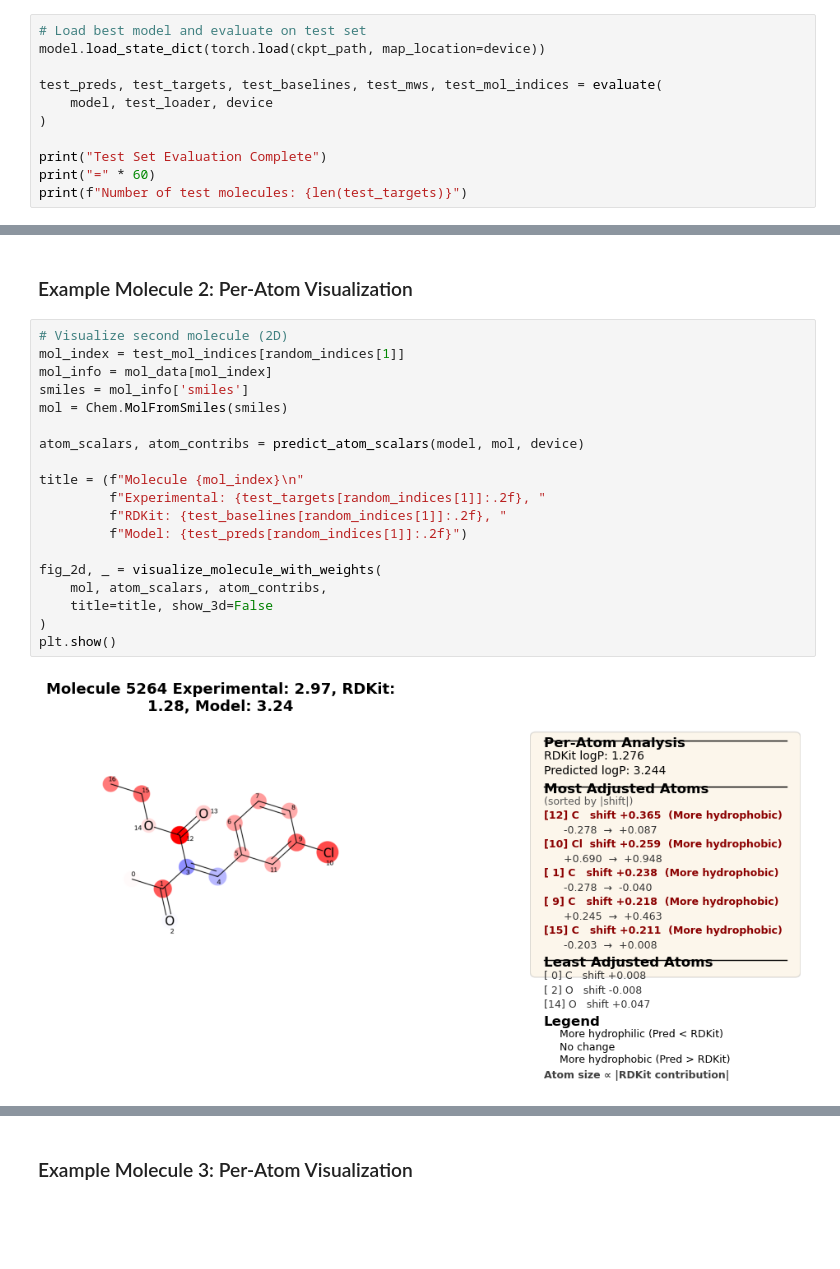
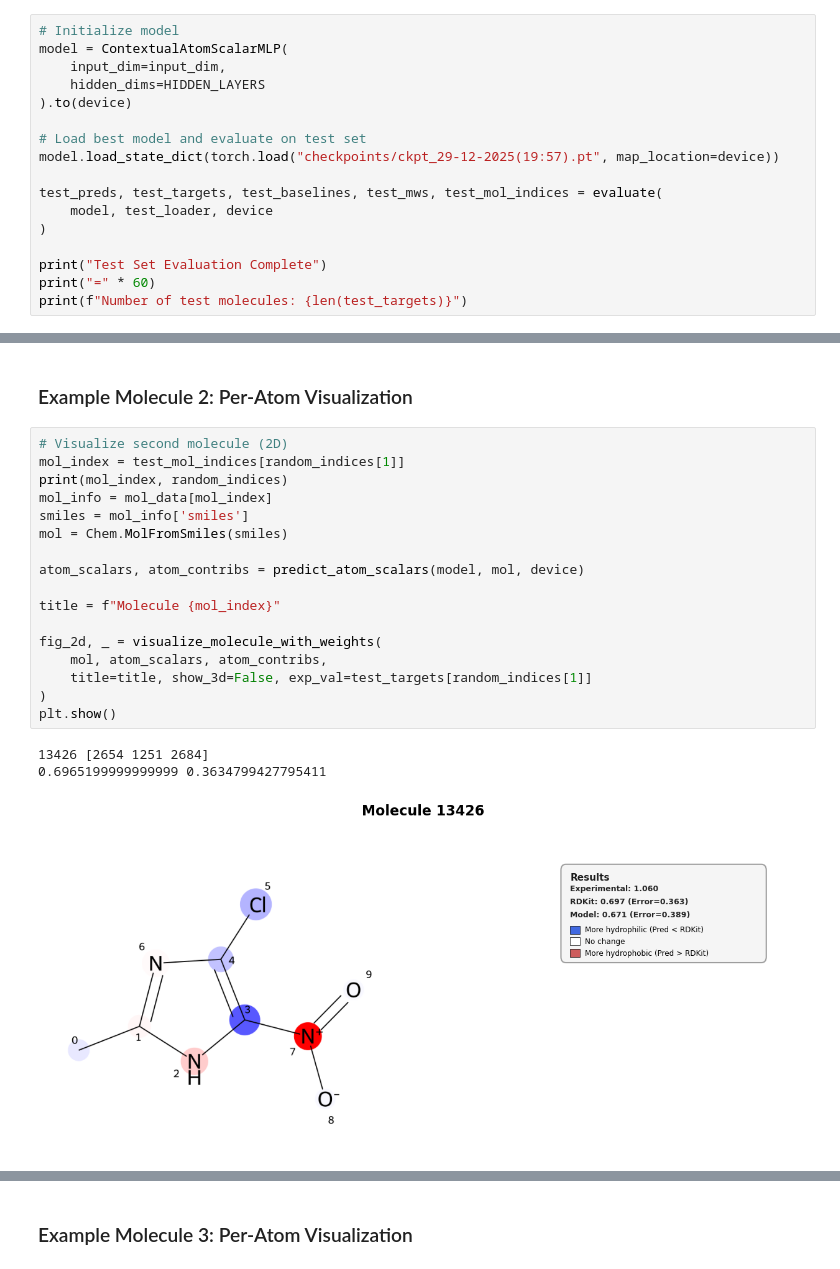
Before and after one commit to OfirSimhi1612/logP_factor_learning, a Jupyter notebook: main.ipynb, the cells around one changed output, grey strips where cells are left out. Drawn from its saved outputs; the diff is of its cells as text; blank space fills up the shorter version.

```diff
--- a/main.ipynb
+++ b/main.ipynb
@@ -917,8 +918,14 @@ Improvement from first epoch: 72.7%
 
 We evaluate the trained model on the held-out test set to quantify improvement over the RDKit baseline. Performance is assessed globally and stratified by molecular size to identify where the model provides greatest benefit.
 # %%
+# Initialize model
+model = ContextualAtomScalarMLP(
+    input_dim=input_dim,
+    hidden_dims=HIDDEN_LAYERS
+).to(device)
+
 # Load best model and evaluate on test set
-model.load_state_dict(torch.load(ckpt_path, map_location=device))
+model.load_state_dict(torch.load("checkpoints/ckpt_29-12-2025(19:57).pt", map_location=device))
 
 test_preds, test_targets, test_baselines, test_mws, test_mol_indices = evaluate(
     model, test_loader, device
@@ -1110,22 +1121,22 @@ plt.show()
 # %%
 # Visualize second molecule (2D)
 mol_index = test_mol_indices[random_indices[1]]
+print(mol_index, random_indices)
 mol_info = mol_data[mol_index]
 smiles = mol_info['smiles']
 mol = Chem.MolFromSmiles(smiles)
 
 atom_scalars, atom_contribs = predict_atom_scalars(model, mol, device)
 
-title = (f"Molecule {mol_index}\n"
-         f"Experimental: {test_targets[random_indices[1]]:.2f}, "
-         f"RDKit: {test_baselines[random_indices[1]]:.2f}, "
-         f"Model: {test_preds[random_indices[1]]:.2f}")
+title = f"Molecule {mol_index}"
 
 fig_2d, _ = visualize_molecule_with_weights(
     mol, atom_scalars, atom_contribs,
-    title=title, show_3d=False
+    title=title, show_3d=False, exp_val=test_targets[random_indices[1]]
 )
 plt.show()
 # %% [output]
+13426 [2654 1251 2684]
+0.6965199999999999 0.3634799427795411
-[figure, old version]
+[figure, new version]
 # %%
```
Also changed, not shown: parts of 10 cells of this notebook, 2 other files.
